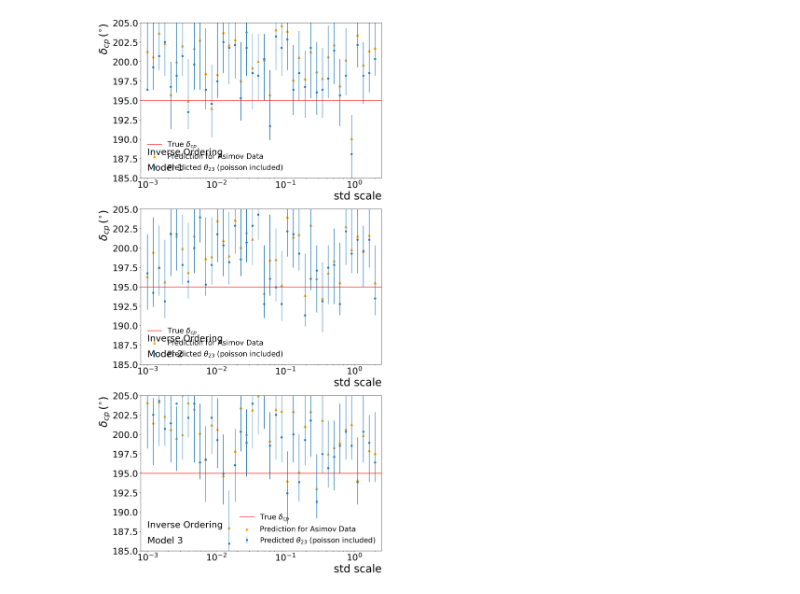
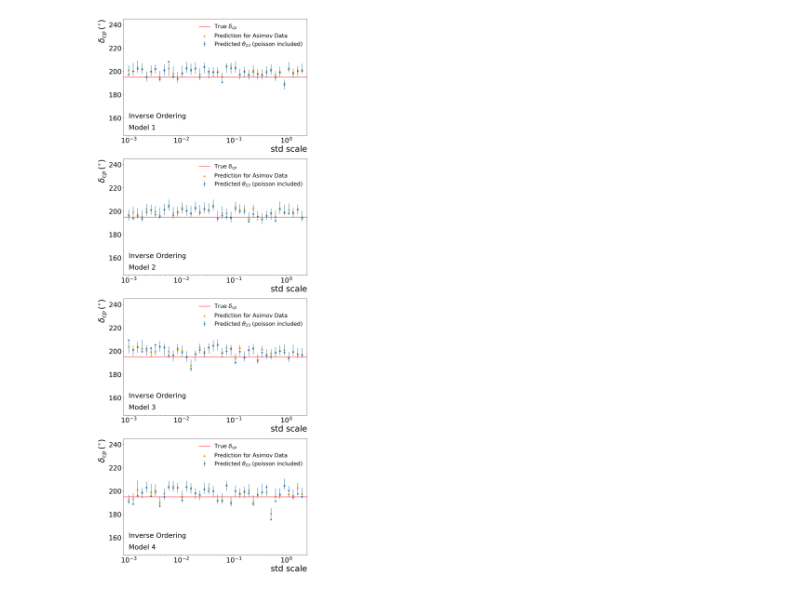
Before and after one commit to davidho27941/ML4NO, a Jupyter notebook: Regression_std_Study/model_compare_to_5GeV_inverse_ordering.ipynb, the cells around one changed output. Cells and saved outputs as stored; diff of their text form; code cells hidden in the pictures.

Commit message:
update result: compare different models for mass ordering

```diff
--- a/Regression_std_Study/model_compare_to_5GeV_inverse_ordering.ipynb
+++ b/Regression_std_Study/model_compare_to_5GeV_inverse_ordering.ipynb
@@ -195,6 +200,6 @@ Wall time: 4.43 ms
 # %%
 %%time
-N = 500000
+N = 1000000
 
 
 IO_or_NO = 0 # 0 for IO and 1 for NO
@@ -234,7 +239,7 @@ def Contour(resolution_dictinary, model_dictinary, bin_size, model="model_1"):
             prediction_asimov = model_dictinary[std_scale].predict(data_asimov)[0][0]
             tmp = model_dictinary[std_scale].predict(data_poisson)[:,0]
 
-        elif model == "model_3":
+        elif model == "model_3" or model == "model_4":
             prediction_asimov = model_dictinary[std_scale].predict([data_asimov,data_asimov[:,:72]-data_asimov[:,72:]])[0][0]
             tmp = model_dictinary[std_scale].predict([data_poisson,data_poisson[:,:72]-data_poisson[:,72:]])[:,0]
         else:
@@ -269,14 +274,14 @@ def Contour(resolution_dictinary, model_dictinary, bin_size, model="model_1"):
 
         right_boundary = bin_edges[int(right_boundary)]
 
-        logging.info("\n")
-        logging.info(i)
-        logging.info("prediction asimov: {:.1f}".format(prediction_asimov))
-        logging.info("right_boundary: {:.1f}".format(right_boundary))
-        logging.info("best fit: {:.1f}".format(bin_edges[max_poi][0]))
-        logging.info("left_boundary: {:.1f}".format(left_boundary))
-        logging.info("################")
-        logging.info("\n")
+#         logging.info("\n")
+#         logging.info(i)
+#         logging.info("prediction asimov: {:.1f}".format(prediction_asimov))
+#         logging.info("right_boundary: {:.1f}".format(right_boundary))
+#         logging.info("best fit: {:.1f}".format(bin_edges[max_poi][0]))
+#         logging.info("left_boundary: {:.1f}".format(left_boundary))
+#         logging.info("################")
+#         logging.info("\n")
 
         resolution_dictinary[std_scale]["poission_prediction"] = tmp
         resolution_dictinary[std_scale]["asimov"] = prediction_asimov
@@ -295,17 +300,19 @@ def Contour(resolution_dictinary, model_dictinary, bin_size, model="model_1"):
 delta_1_resolution = {}
 delta_2_resolution = {}
 delta_3_resolution = {}
-
+delta_4_resolution = {}
 
 for i in scale_range:
     delta_1_resolution.update({"std_scale_"+str(i): {"poission_prediction":0, "asimov": 0, "hist": 0, "best_fit": 0, "p_yerr": 0 , "n_yerr": 0 , },})
     delta_2_resolution.update({"std_scale_"+str(i): {"poission_prediction":0, "asimov": 0, "hist": 0, "best_fit": 0, "p_yerr": 0 , "n_yerr": 0 , },})
     delta_3_resolution.update({"std_scale_"+str(i): {"poission_prediction":0, "asimov": 0, "hist": 0, "best_fit": 0, "p_yerr": 0 , "n_yerr": 0 , },})
+    delta_4_resolution.update({"std_scale_"+str(i): {"poission_prediction":0, "asimov": 0, "hist": 0, "best_fit": 0, "p_yerr": 0 , "n_yerr": 0 , },})
 
 bins_delta = np.linspace(0, 360, 1000)
 delta_1_resolution = Contour(delta_1_resolution, model_1_delta, bins_delta, model="model_1")
 delta_2_resolution = Contour(delta_2_resolution, model_2_delta, bins_delta, model="model_2")
 delta_3_resolution = Contour(delta_3_resolution, model_3_delta, bins_delta, model="model_3")
+delta_4_resolution = Contour(delta_4_resolution, model_4_delta, bins_delta, model="model_4")
 # %% [output]
 INFO:root:==========================================================
 INFO:root:===================== Model: model_1 =====================
@@ -329,11 +336,11 @@ Wall time: 26min 18s
 # %%
 %%time
 
-fig, ax = plt.subplots(3,1, figsize=(12,27))
+fig, ax = plt.subplots(4,1, figsize=(12,36))
 
-model_name = ["Model 1","Model 2","Model 3"]
+model_name = ["Model 1","Model 2","Model 3", "Model 4"]
 
-for i, element in enumerate([delta_1_resolution, delta_2_resolution, delta_3_resolution]):
+for i, element in enumerate([delta_1_resolution, delta_2_resolution, delta_3_resolution, delta_4_resolution]):
 
     std_scale = np.logspace(-3, np.log10(2), 40)[scale_range]
     prediction_asimov = [element[std_scale]["asimov"] for std_scale in element]
@@ -341,34 +348,34 @@ for i, element in enumerate([delta_1_resolution, delta_2_resolution, delta_3_res
     p_yerr = np.array([element[std_scale]["p_yerr"] for std_scale in element]) - np.array(best_fit)
     n_yerr = np.array(best_fit) - np.array([element[std_scale]["n_yerr"] for std_scale in element])
     uncertainty = [n_yerr, p_yerr]
 
     ax[i].scatter(std_scale, prediction_asimov, color='orange', marker = "^", s=50, label="Prediction for Asimov Data")
     ax[i].errorbar(std_scale, best_fit, yerr=uncertainty, fmt='o',ms=5, label="Predicted $\\theta_{23}$ (poisson included)")
     ax[i].axhline(y=test_data['delta'][IO_or_NO] , color='r', linestyle='-', label="True $\delta_{cp}$")
 
 
 
     if IO_or_NO == 0:
-        ax[i].text(x=0.001,y=188, s="Inverse Ordering", fontsize=25 )
-        ax[i].text(x=0.001,y=186, s=model_name[i], fontsize=25 )
-        ax[i].set_ylim((185, 205))
+        ax[i].text(x=0.001,y=160, s="Inverse Ordering", fontsize=25 )
+        ax[i].text(x=0.001,y=150, s=model_name[i], fontsize=25 )
+        ax[i].set_ylim((145, 245))
     elif IO_or_NO == 1:
         ax[i].text(x=0.001,y=248, s="Normal Ordering", fontsize=25 )
         ax[i].text(x=0.001,y=240, s=model_name[i], fontsize=25 )
         ax[i].set_ylim((236, 336))
 
     ax[i].tick_params(axis='x', labelsize=25)
     ax[i].tick_params(axis='y', labelsize=25)
     ax[i].set_xlim((0.0008, 2.5))
     ax[i].set_xscale("log")
     ax[i].set_xlabel("std scale", fontsize=30,horizontalalignment='right',x=1)
     ax[i].set_ylabel("$\delta_{cp}\,(^{\circ})$ ", fontsize=30, horizontalalignment='right',y=1)
 
     ax[i].legend(loc="best",ncol=1,fontsize=20, edgecolor = "w",fancybox=False, framealpha=0)
 
 
 
 
 plt.show()
 # %% [output]
-[figure, old version]
+[figure, new version]
```
Also changed, not shown: parts of 6 cells of this notebook, 1 other file.
